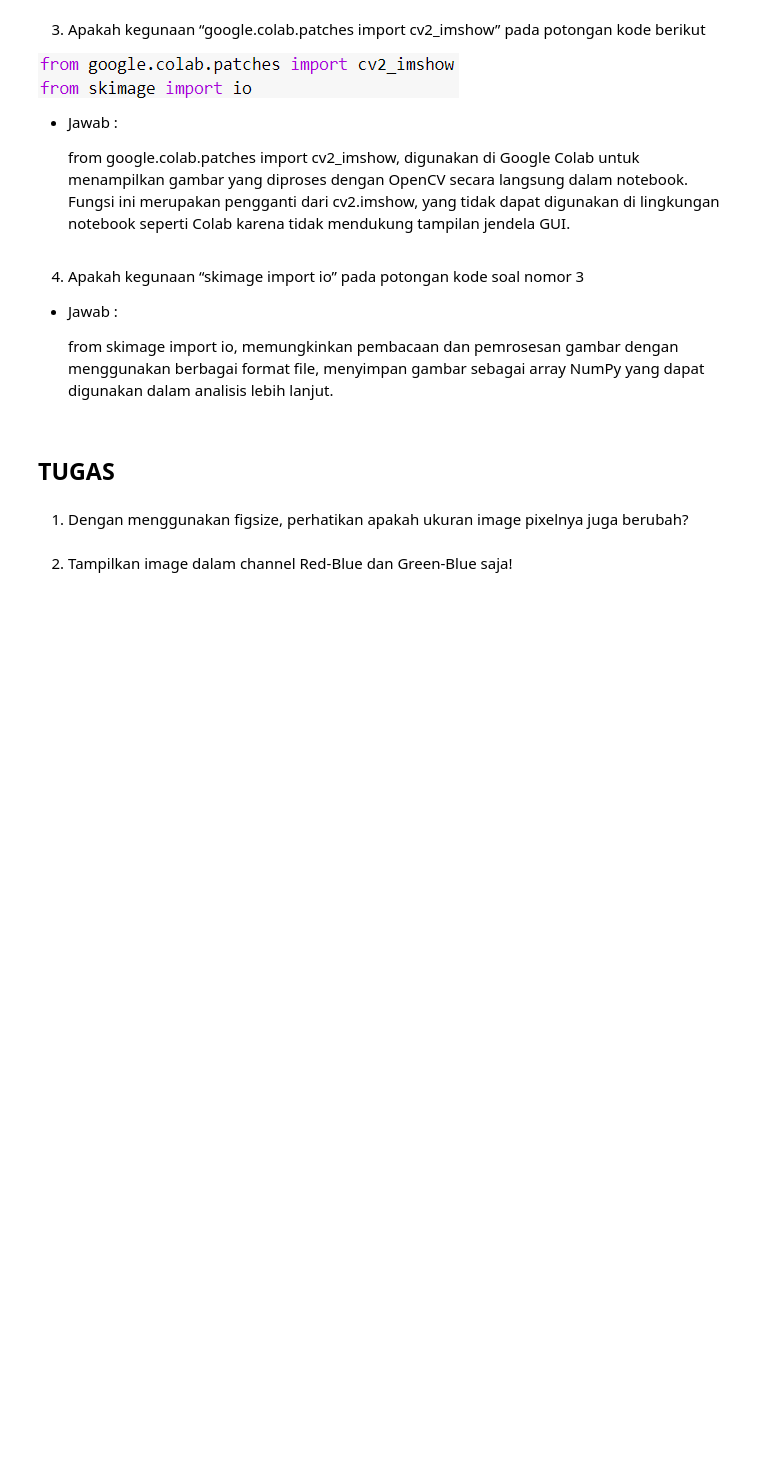
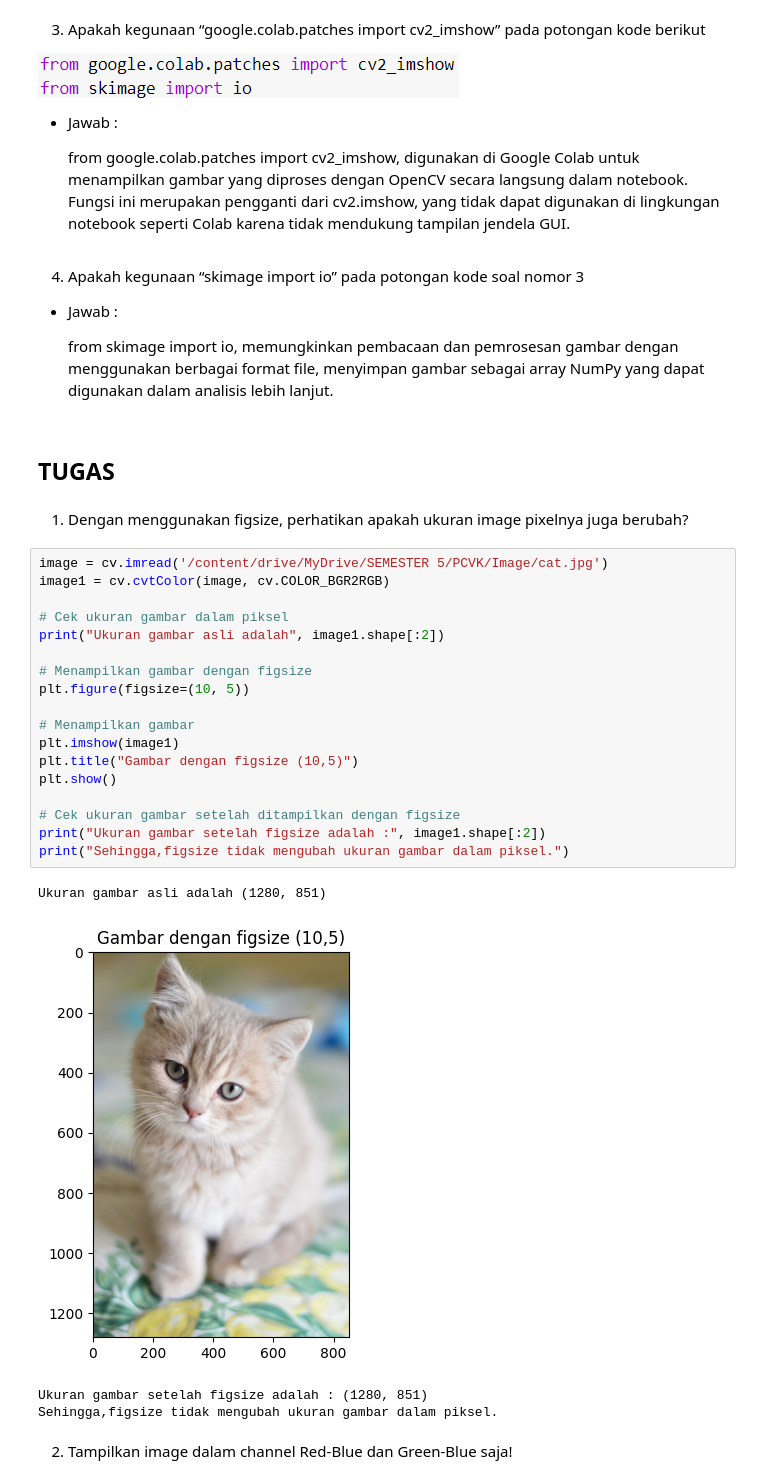
Before and after one commit to jihankaruniaa/PCVK_Ganjil_2024, a Jupyter notebook: Modul_2.ipynb, the cells around one changed output. Drawn from its saved outputs; the diff is of its cells as text; blank space fills up the shorter version.

```diff
--- a/Modul_2.ipynb
+++ b/Modul_2.ipynb
@@ -201,5 +201,28 @@ berikut
 ## TUGAS
 # %% [markdown]
 1.  Dengan menggunakan figsize, perhatikan apakah ukuran image pixelnya juga berubah?
+# %%
+image = cv.imread('/content/drive/MyDrive/SEMESTER 5/PCVK/Image/cat.jpg')
+image1 = cv.cvtColor(image, cv.COLOR_BGR2RGB)
+
+# Cek ukuran gambar dalam piksel
+print("Ukuran gambar asli adalah", image1.shape[:2])
+
+# Menampilkan gambar dengan figsize
+plt.figure(figsize=(10, 5))
+
+# Menampilkan gambar
+plt.imshow(image1)
+plt.title("Gambar dengan figsize (10,5)")
+plt.show()
+
+# Cek ukuran gambar setelah ditampilkan dengan figsize
+print("Ukuran gambar setelah figsize adalah :", image1.shape[:2])
+print("Sehingga,figsize tidak mengubah ukuran gambar dalam piksel.")
+# %% [output]
+Ukuran gambar asli adalah (1280, 851)
+[figure, added]
+Ukuran gambar setelah figsize adalah : (1280, 851)
+Sehingga,figsize tidak mengubah ukuran gambar dalam piksel.
 # %% [markdown]
 2. Tampilkan image dalam channel Red-Blue dan Green-Blue saja!
```
Also changed, not shown: parts of 5 cells of this notebook.
